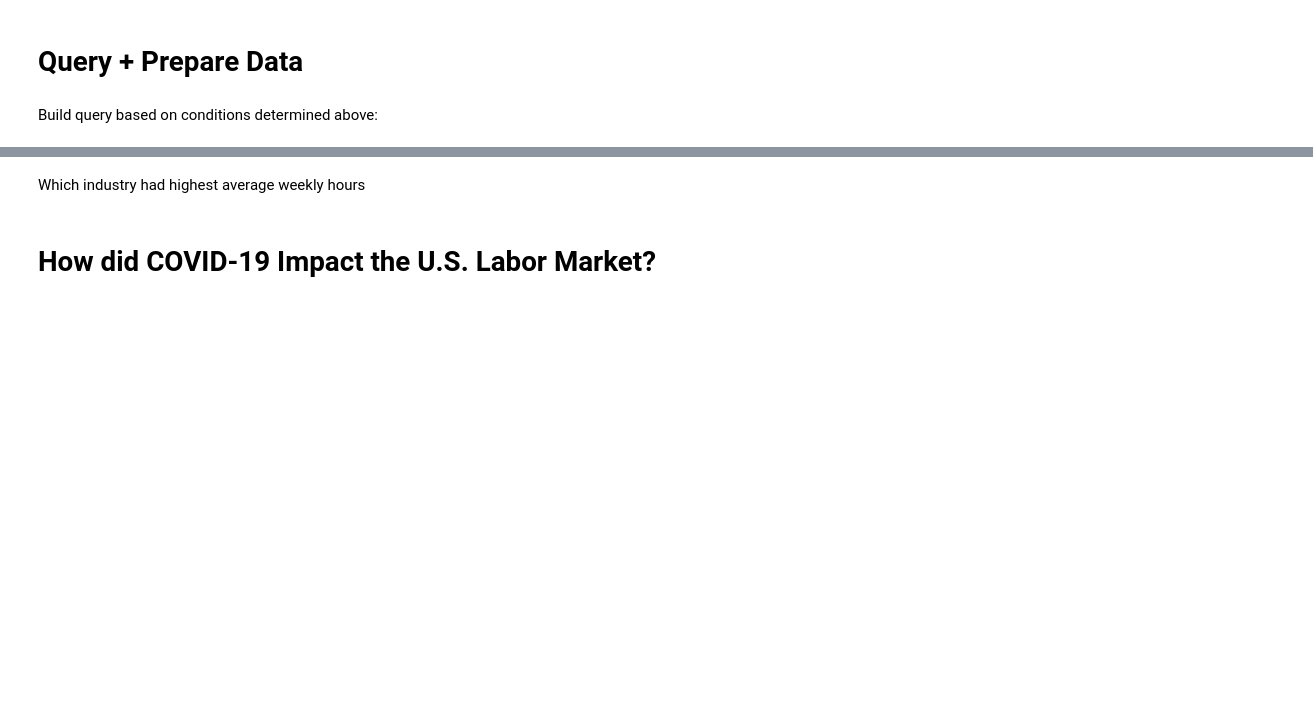
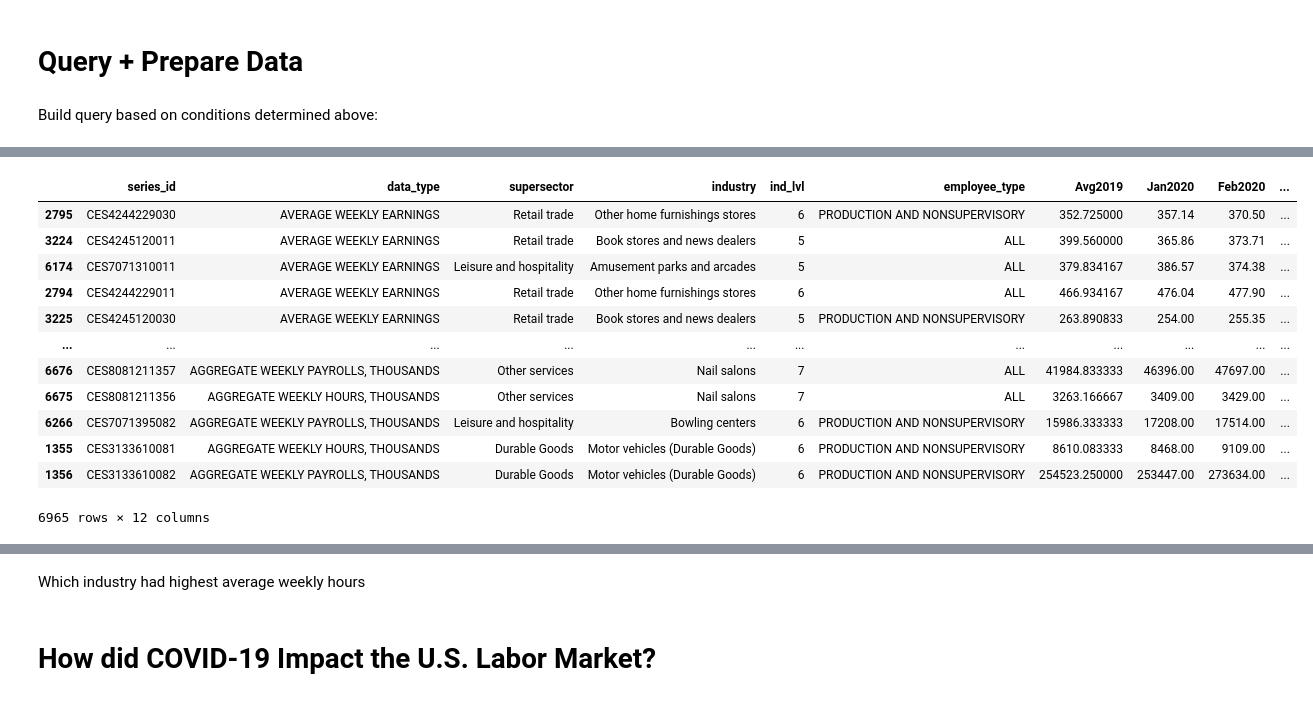
Before and after one commit to heisxiang/impact-recovery, a Jupyter notebook: c19IR.ipynb, the cells around one changed output, grey strips where cells are left out. Drawn from its saved outputs; the diff is of its cells as text; code cells hidden in the pictures; blank space fills up the shorter version.

```diff
--- a/c19IR.ipynb
+++ b/c19IR.ipynb
@@ -604,0 +599,16 @@ time-series simple viz: e,h,e (all vs ns)
+# %%
+dff.sort_values(by='% change', ascending=False)
+# %% [output]
+|  | series_id | data_type | supersector | industry | ind_lvl | employee_type | Avg2019 | Jan2020 | Feb2020 | ... |
+| 2795 | CES4244229030 | AVERAGE WEEKLY EARNINGS | Retail trade | Other home furnishings stores | 6 | PRODUCTION AND NONSUPERVISORY | 352.725000 | 357.14 | 370.50 | ... |
+| 3224 | CES4245120011 | AVERAGE WEEKLY EARNINGS | Retail trade | Book stores and news dealers | 5 | ALL | 399.560000 | 365.86 | 373.71 | ... |
+| 6174 | CES7071310011 | AVERAGE WEEKLY EARNINGS | Leisure and hospitality | Amusement parks and arcades | 5 | ALL | 379.834167 | 386.57 | 374.38 | ... |
+| 2794 | CES4244229011 | AVERAGE WEEKLY EARNINGS | Retail trade | Other home furnishings stores | 6 | ALL | 466.934167 | 476.04 | 477.90 | ... |
+| 3225 | CES4245120030 | AVERAGE WEEKLY EARNINGS | Retail trade | Book stores and news dealers | 5 | PRODUCTION AND NONSUPERVISORY | 263.890833 | 254.00 | 255.35 | ... |
+| ... | ... | ... | ... | ... | ... | ... | ... | ... | ... | ... |
+| 6676 | CES8081211357 | AGGREGATE WEEKLY PAYROLLS, THOUSANDS | Other services | Nail salons | 7 | ALL | 41984.833333 | 46396.00 | 47697.00 | ... |
+| 6675 | CES8081211356 | AGGREGATE WEEKLY HOURS, THOUSANDS | Other services | Nail salons | 7 | ALL | 3263.166667 | 3409.00 | 3429.00 | ... |
+| 6266 | CES7071395082 | AGGREGATE WEEKLY PAYROLLS, THOUSANDS | Leisure and hospitality | Bowling centers | 6 | PRODUCTION AND NONSUPERVISORY | 15986.333333 | 17208.00 | 17514.00 | ... |
+| 1355 | CES3133610081 | AGGREGATE WEEKLY HOURS, THOUSANDS | Durable Goods | Motor vehicles (Durable Goods) | 6 | PRODUCTION AND NONSUPERVISORY | 8610.083333 | 8468.00 | 9109.00 | ... |
+| 1356 | CES3133610082 | AGGREGATE WEEKLY PAYROLLS, THOUSANDS | Durable Goods | Motor vehicles (Durable Goods) | 6 | PRODUCTION AND NONSUPERVISORY | 254523.250000 | 253447.00 | 273634.00 | ... |
+6965 rows × 12 columns
```
Also changed, not shown: parts of 71 cells of this notebook.
